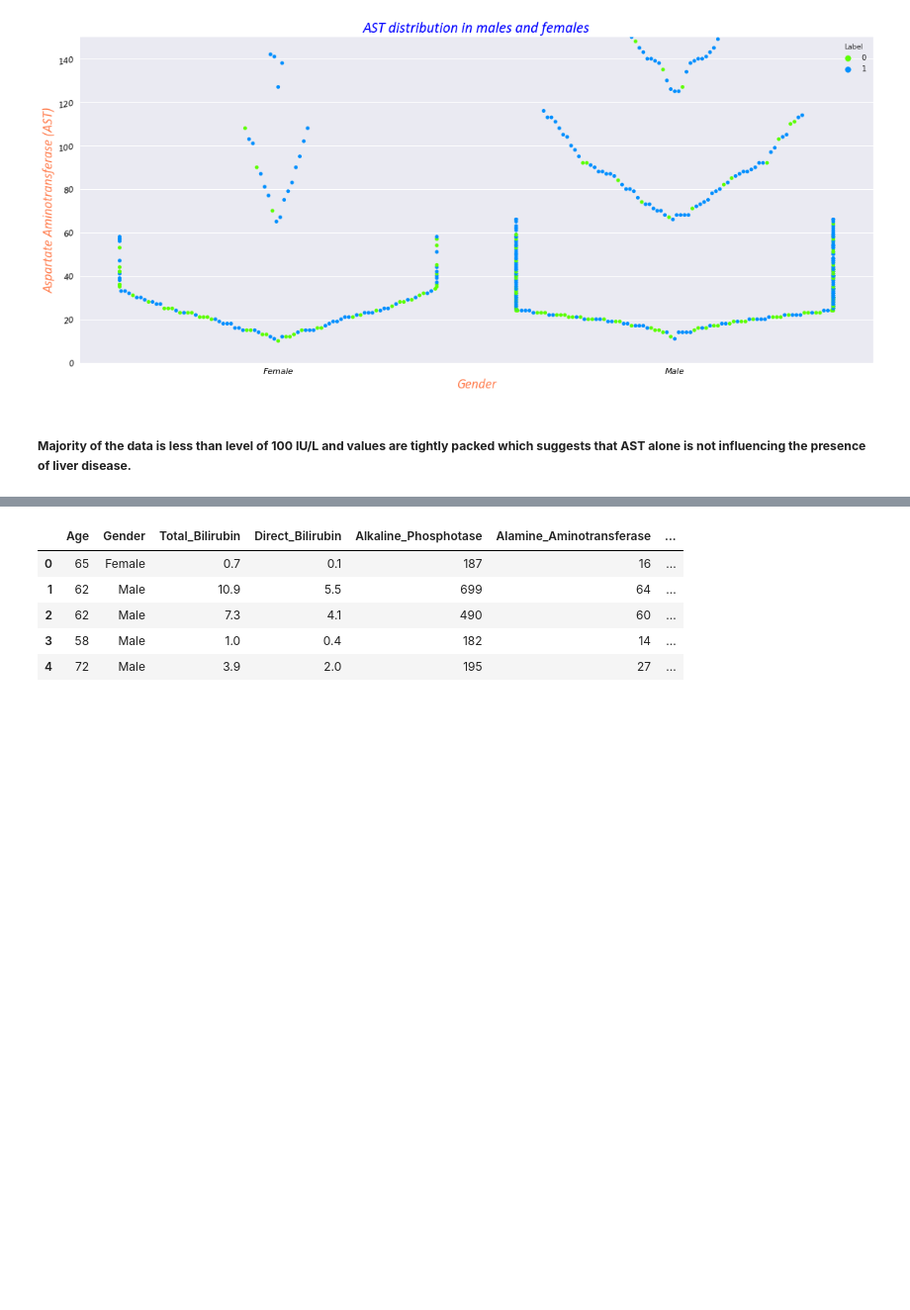
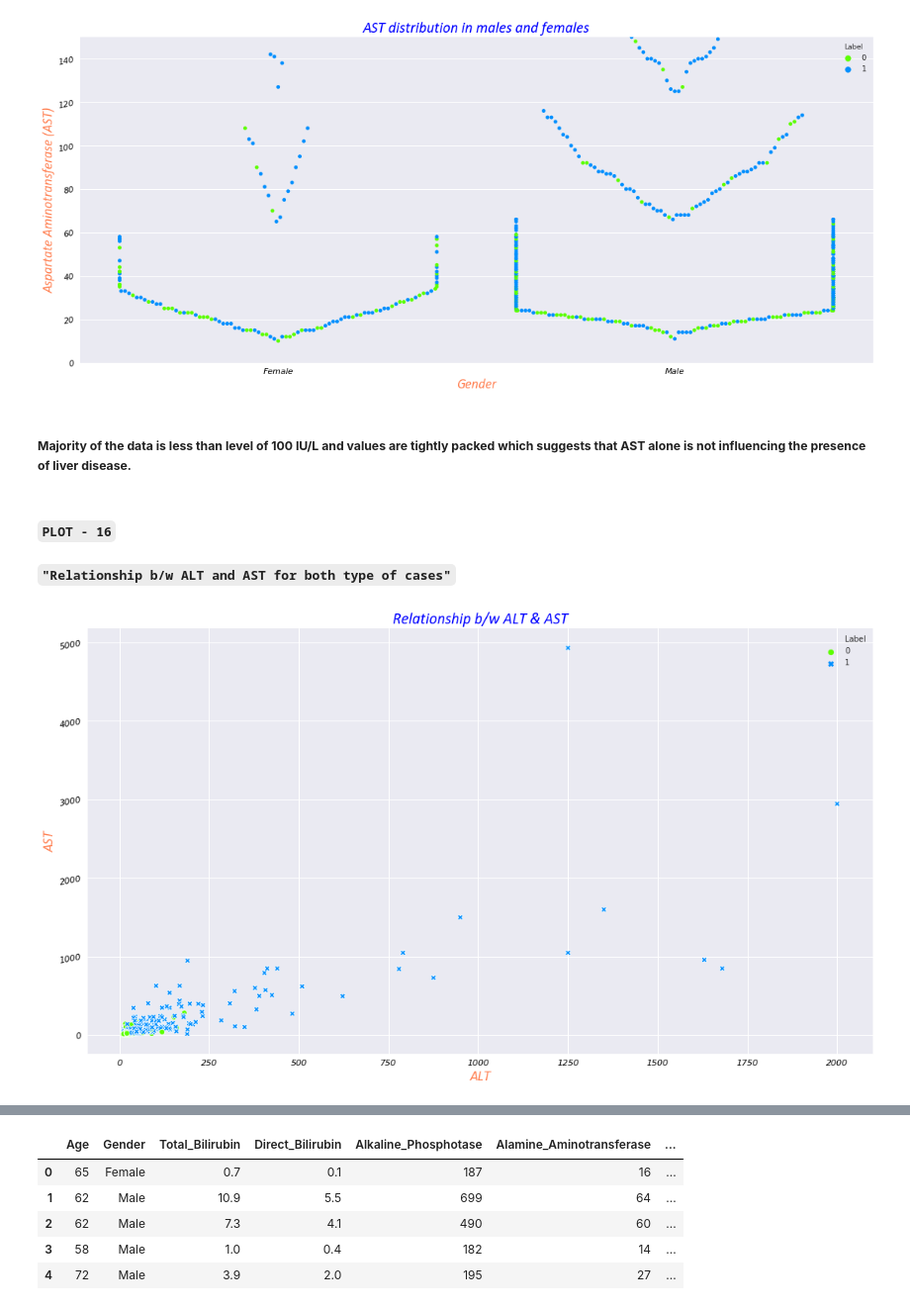
Before and after one commit to raj-shr-git/Liver_Disease_Data_Analysis, a Jupyter notebook: Liver_Patients_Classifier.ipynb, the cells around one changed output, grey strips where cells are left out. Shown at 99% size. Saved outputs shown, nothing was run; the diff lists cells and outputs as text; code cells hidden in the pictures; blank space fills up the shorter version.

Commit message:
Added visualizations for ALP, ALT, AST & AST/ALT

```diff
--- a/Liver_Patients_Classifier.ipynb
+++ b/Liver_Patients_Classifier.ipynb
@@ -827,3 +827,19 @@ plt.show()
 [figure]
 # %% [markdown]
 ##### **Majority of the data is less than level of 100 IU/L and values are tightly packed which suggests that AST alone is not influencing the presence of liver disease.**
+# %% [markdown]
+#### **``PLOT - 16``**
+##### **``"Relationship b/w ALT and AST for both type of cases"``**
+# %%
+with plt.style.context('seaborn'):
+    plt.figure(figsize=(18,10))
+    sns.scatterplot(x='Alamine_Aminotransferase',y='Aspartate_Aminotransferase',hue='Label',data=patients_df,
+                    palette=sns.color_palette('gist_rainbow',2),style='Label')
+    plt.xlabel('ALT',fontdict=label_font_dict)
+    plt.ylabel('AST',fontdict=label_font_dict)
+    plt.title('Relationship b/w ALT & AST',fontdict=title_font_dict)
+    plt.xticks(color='black',size=11,style='oblique')
+    plt.yticks(rotation=10,color='black',size=11,style='oblique')
+plt.show()
+# %% [output]
+[figure, added]
```
Also changed, not shown: parts of 13 cells of this notebook, 1 other file.
